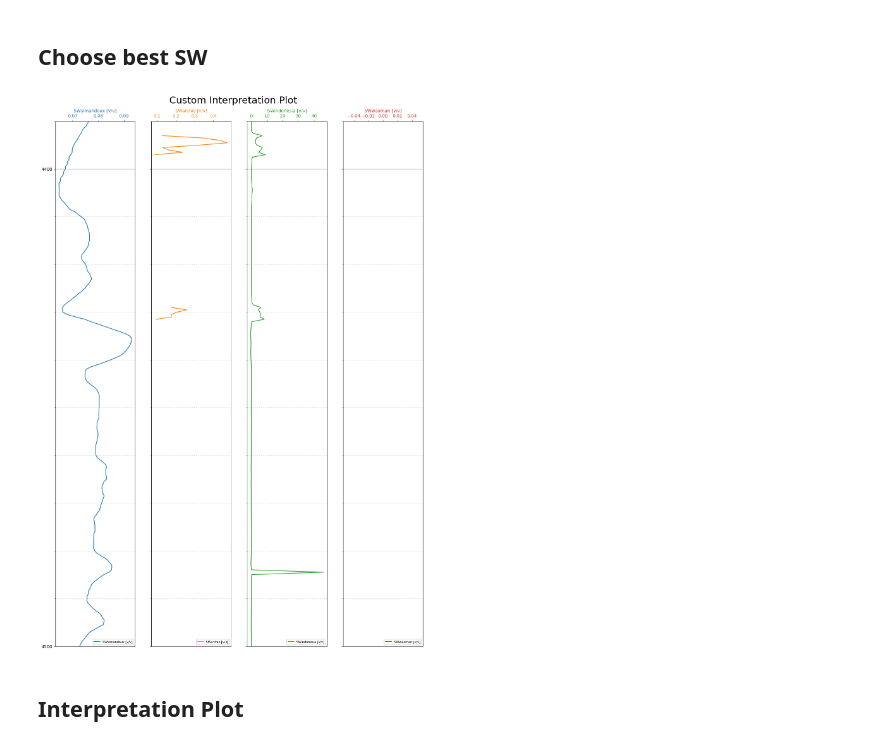
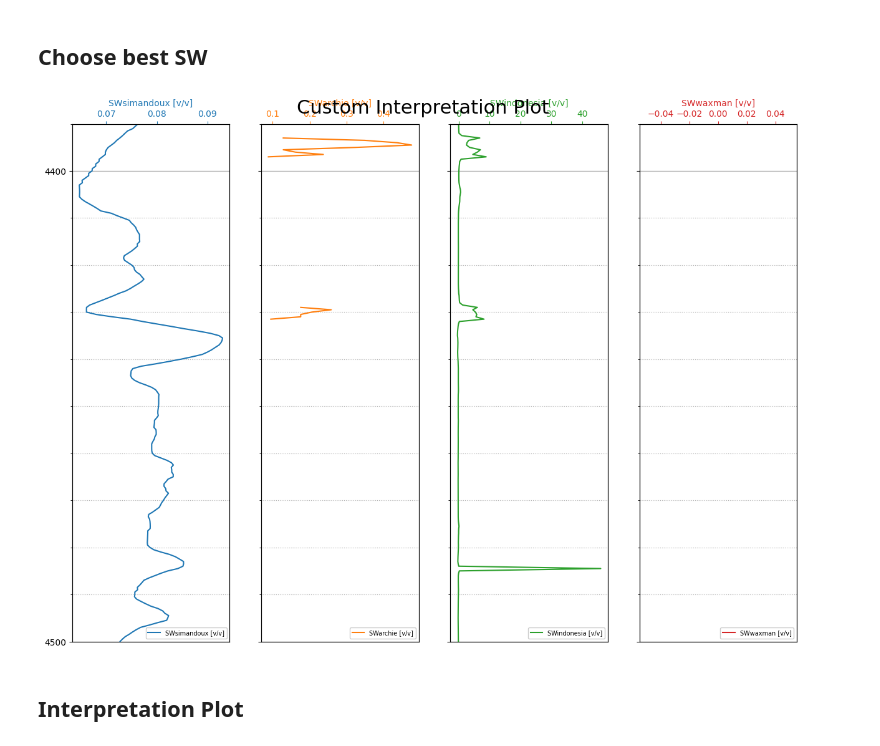
Before and after one commit to thelifeofpatts/Basic-WellLog-Interpretation, a Jupyter notebook: notebooks/BWLI_Mod_v3.ipynb, the cells around one changed output. Cells and saved outputs as stored; diff of their text form; code cells hidden in the pictures.

```diff
--- a/notebooks/BWLI_Mod_v3.ipynb
+++ b/notebooks/BWLI_Mod_v3.ipynb
@@ -498,9 +498,9 @@ logs['matrix'] = 1 - logs['VCL'] - logs['PHIE']
 # %% [markdown]
 ## **Choose best SW**
 # %%
-custom_interpretation_plot(logs, depth_start, depth_end, "SWsimandoux", "SWarchie", "SWindonesia", "SWwaxman", units=["v/v", "v/v", "v/v", "v/v"])
+custom_plot(logs, 10, depth_start, depth_end, "SWsimandoux", "SWarchie", "SWindonesia", "SWwaxman", units=["v/v", "v/v", "v/v", "v/v"])
 # %% [output]
-[figure, old version]
+[figure, new version]
 # %%
 from src.data_calc.permCalc import perm_timur
 
```
Also changed, not shown: parts of 11 cells of this notebook, 2 other files.
